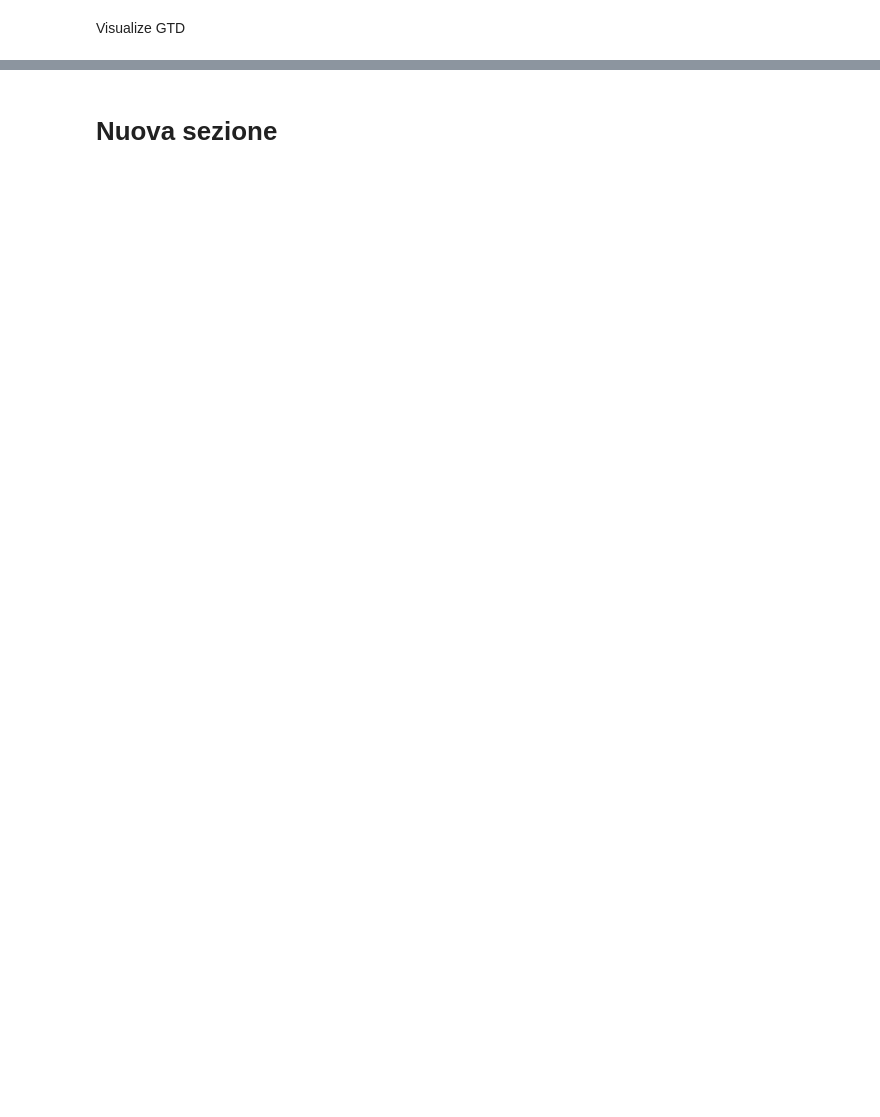
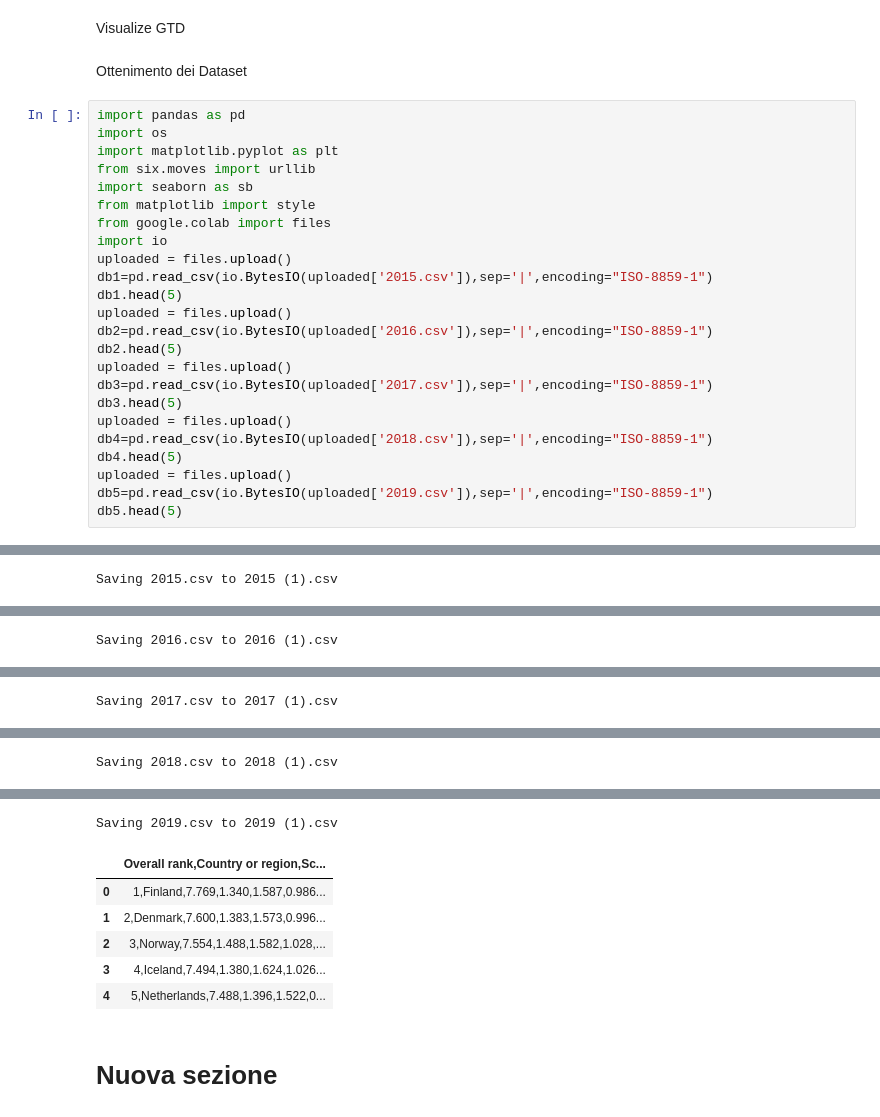
Before and after one commit to lnrdmnc/Model-prediction-for-terrorist-attacks-IA, a Jupyter notebook: Model_prediction_for_terrorist_attacks_IA.ipynb, the cells around one changed output, grey strips where cells are left out. Saved outputs shown, nothing was run; the diff lists cells and outputs as text; blank space fills up the shorter version.

Commit message:
Aggiunto il dataset World Happiness Report

```diff
--- a/Model_prediction_for_terrorist_attacks_IA.ipynb
+++ b/Model_prediction_for_terrorist_attacks_IA.ipynb
@@ -18,3 +18,30 @@ gtd.head(5)
 [interactive output not drawn]
 # %% [markdown]
 Visualize GTD
+# %% [markdown]
+Ottenimento dei Dataset
+# %%
+import pandas as pd
+import os
+import matplotlib.pyplot as plt
+from six.moves import urllib
+import seaborn as sb
+from matplotlib import style
+from google.colab import files
+import io
+uploaded = files.upload()
+db1=pd.read_csv(io.BytesIO(uploaded['2015.csv']),sep='|',encoding="ISO-8859-1")
+db1.head(5)
+uploaded = files.upload()
+db2=pd.read_csv(io.BytesIO(uploaded['2016.csv']),sep='|',encoding="ISO-8859-1")
+db2.head(5)
+uploaded = files.upload()
+db3=pd.read_csv(io.BytesIO(uploaded['2017.csv']),sep='|',encoding="ISO-8859-1")
+db3.head(5)
+uploaded = files.upload()
+db4=pd.read_csv(io.BytesIO(uploaded['2018.csv']),sep='|',encoding="ISO-8859-1")
+db4.head(5)
+uploaded = files.upload()
+db5=pd.read_csv(io.BytesIO(uploaded['2019.csv']),sep='|',encoding="ISO-8859-1")
+db5.head(5)
+# %% [output]
@@ -20,0 +49 @@ Visualize GTD
+Saving 2015.csv to 2015 (1).csv
@@ -20,0 +51 @@ Visualize GTD
+Saving 2016.csv to 2016 (1).csv
@@ -20,0 +53 @@ Visualize GTD
+Saving 2017.csv to 2017 (1).csv
@@ -20,0 +55 @@ Visualize GTD
+Saving 2018.csv to 2018 (1).csv
@@ -21,2 +57,9 @@ Visualize GTD
+Saving 2019.csv to 2019 (1).csv
+|  | Overall rank,Country or region,Sc... |
+| 0 | 1,Finland,7.769,1.340,1.587,0.986... |
+| 1 | 2,Denmark,7.600,1.383,1.573,0.996... |
+| 2 | 3,Norway,7.554,1.488,1.582,1.028,... |
+| 3 | 4,Iceland,7.494,1.380,1.624,1.026... |
+| 4 | 5,Netherlands,7.488,1.396,1.522,0... |
 # %% [markdown]
 # Nuova sezione
```
Also changed, not shown: parts of 3 cells of this notebook.
